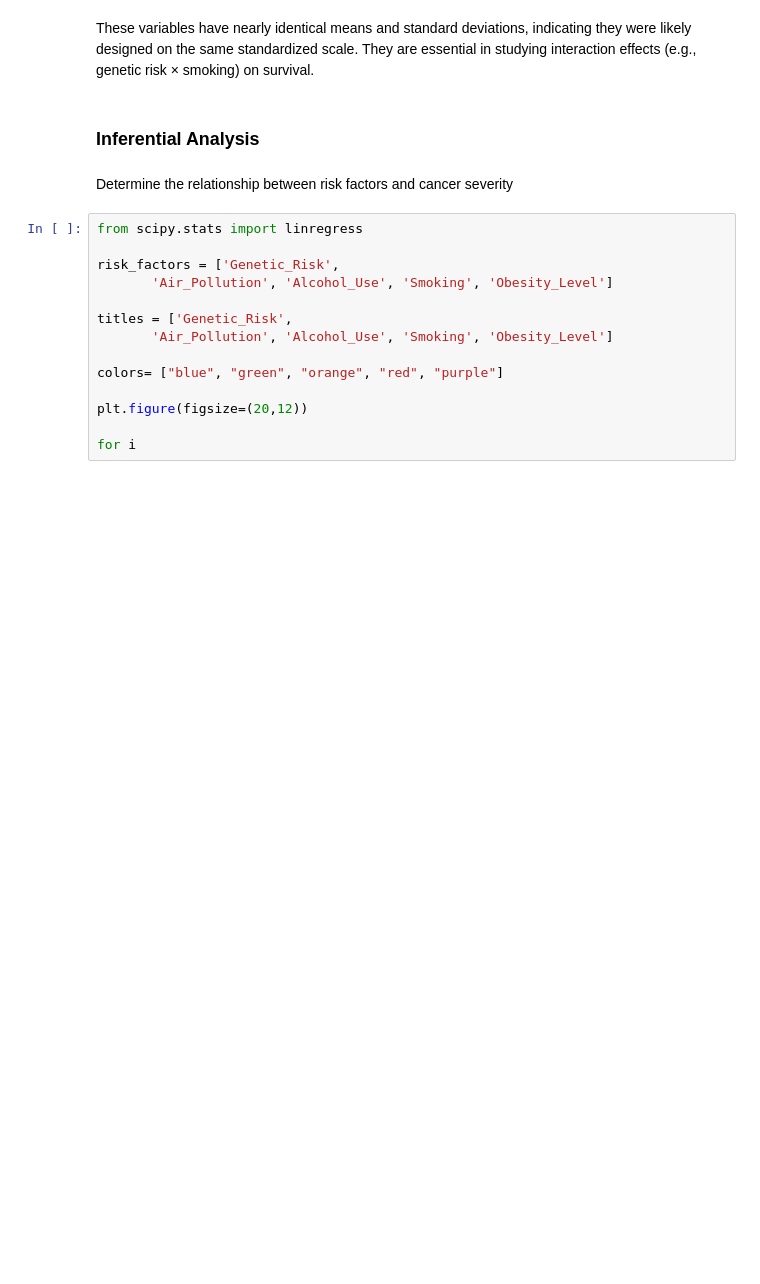
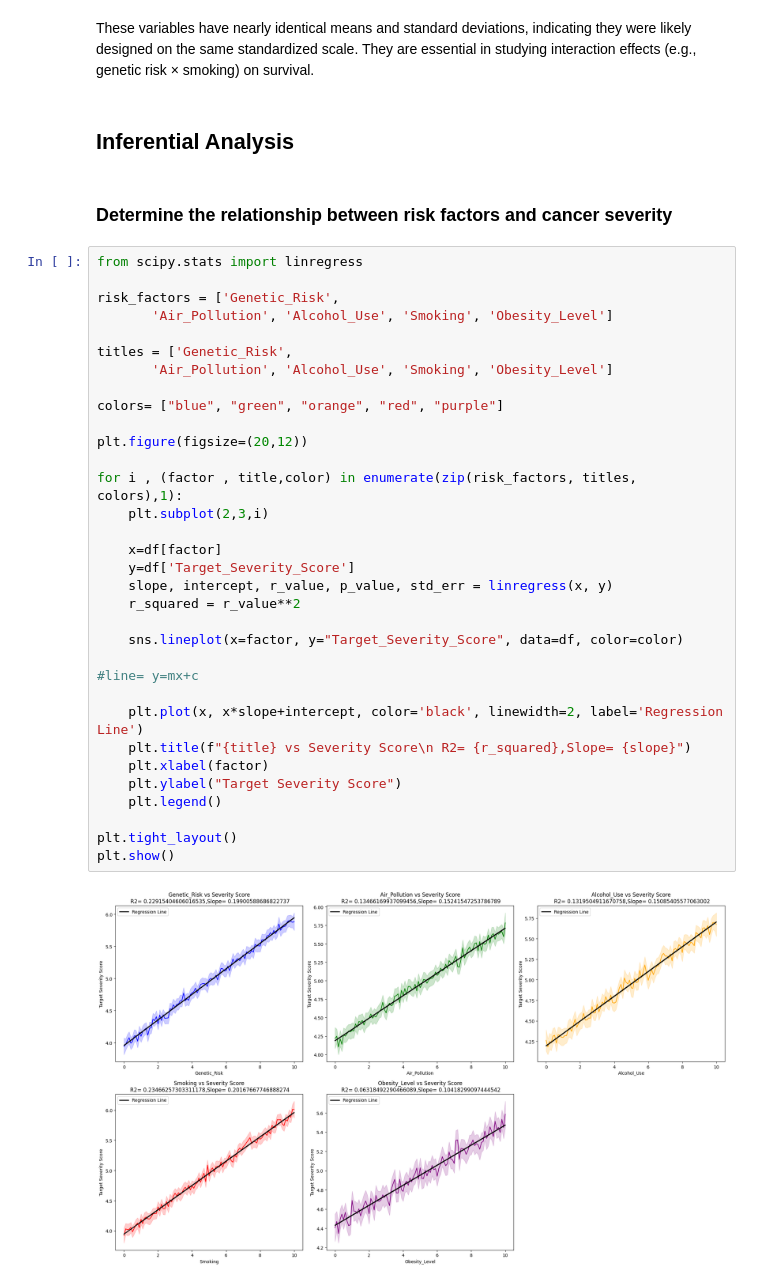
Before and after one commit to rayyan-merchant/Data-Analytics-Portfolio, a Jupyter notebook: EDA and Inferential Analysis on Cancer Data/Cancer data Analysis.ipynb, the cells around one changed output. Drawn from its saved outputs; the diff is of its cells as text; blank space fills up the shorter version.

```diff
--- a/EDA and Inferential Analysis on Cancer Data/Cancer data Analysis.ipynb
+++ b/EDA and Inferential Analysis on Cancer Data/Cancer data Analysis.ipynb
@@ -294,20 +296,41 @@ summary
 # %% [markdown]
 These variables have nearly identical means and standard deviations, indicating they were likely designed on the same standardized scale. They are essential in studying interaction effects (e.g., genetic risk × smoking) on survival.
 # %% [markdown]
-### Inferential Analysis
+## Inferential Analysis
 # %% [markdown]
-Determine the relationship between risk factors and cancer severity
+### Determine the relationship between risk factors and cancer severity
 # %%
 from scipy.stats import linregress
 
 risk_factors = ['Genetic_Risk',
        'Air_Pollution', 'Alcohol_Use', 'Smoking', 'Obesity_Level']
 
 titles = ['Genetic_Risk',
        'Air_Pollution', 'Alcohol_Use', 'Smoking', 'Obesity_Level']
 
 colors= ["blue", "green", "orange", "red", "purple"]
 
 plt.figure(figsize=(20,12))
 
-for i
+for i , (factor , title,color) in enumerate(zip(risk_factors, titles, colors),1):
+    plt.subplot(2,3,i)
+
+    x=df[factor]
+    y=df['Target_Severity_Score']
+    slope, intercept, r_value, p_value, std_err = linregress(x, y)
+    r_squared = r_value**2
+
+    sns.lineplot(x=factor, y="Target_Severity_Score", data=df, color=color)
+
+#line= y=mx+c
+
+    plt.plot(x, x*slope+intercept, color='black', linewidth=2, label='Regression Line')
+    plt.title(f"{title} vs Severity Score\n R2= {r_squared},Slope= {slope}")
+    plt.xlabel(factor)
+    plt.ylabel("Target Severity Score")
+    plt.legend()
+
+plt.tight_layout()
+plt.show()
+# %% [output]
+[figure, added]
```
Also changed, not shown: parts of 83 cells of this notebook.
